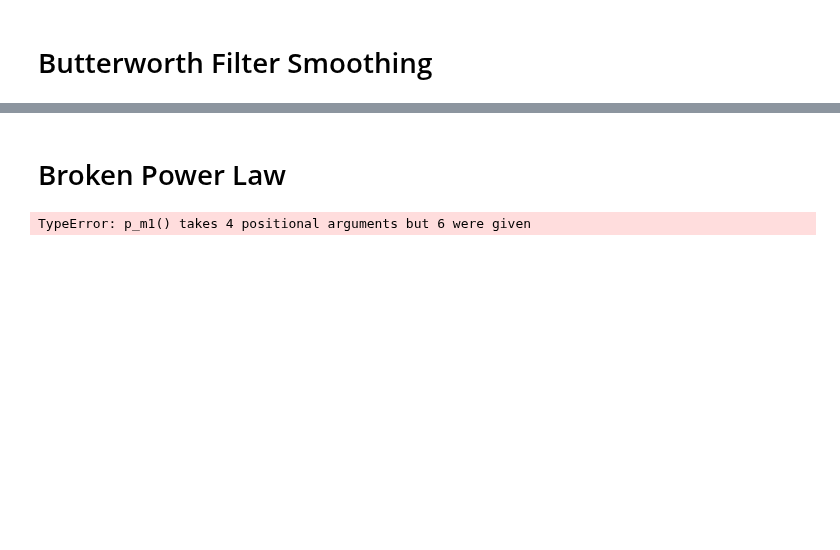
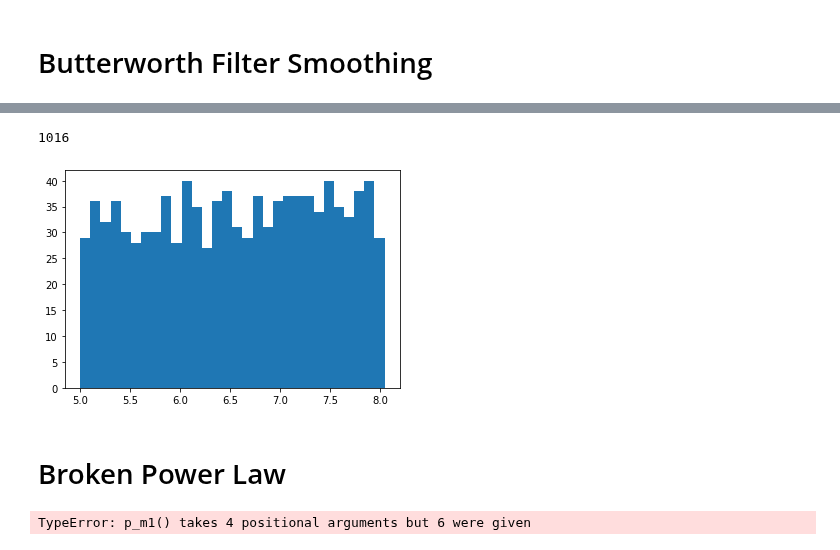
Before and after one commit to veome22/hybrid_waveforms, a Jupyter notebook: population_bias_gwbench_tests.ipynb, the cells around one changed output, grey strips where cells are left out. Saved outputs shown, nothing was run; the diff lists cells and outputs as text; code cells hidden in the pictures; blank space fills up the shorter version.

```diff
--- a/population_bias_gwbench_tests.ipynb
+++ b/population_bias_gwbench_tests.ipynb
@@ -293,3 +290,27 @@ plt.xlim(0.05, 1.1)
+# %%
+m_min = 5.0
+m_max = 60.0
+alpha = -3.5
+
+num_injs = 100000
+
+m1 = np.geomspace(m_min, m_max, 1000000)
+pdf_m1 = p_m1(m1, alpha, m_min, m_max)
+cdf_m1 = integrate.cumulative_trapezoid(pdf_m1, m1, initial=0)
+inv_cdf_m1 = interpolate.interp1d(cdf_m1 / cdf_m1[-1], m1)
+mass1 = inv_cdf_m1(np.random.rand(num_injs))
+
+
+# SAMPLE M2
+mass2 = np.random.uniform(low=m_min, high=mass1)
+# %%
+mask_m1 = (mass1 > 7.95) * (mass1 < 8.05)
+print(np.sum(mask_m1))
+
+plt.hist(mass2[mask_m1], bins=30);
+# %% [output]
+1016
+[figure, added]
 # %% [markdown]
 # Broken Power Law
 # %%
```
Also changed, not shown: parts of 7 cells of this notebook, 1 other file.
